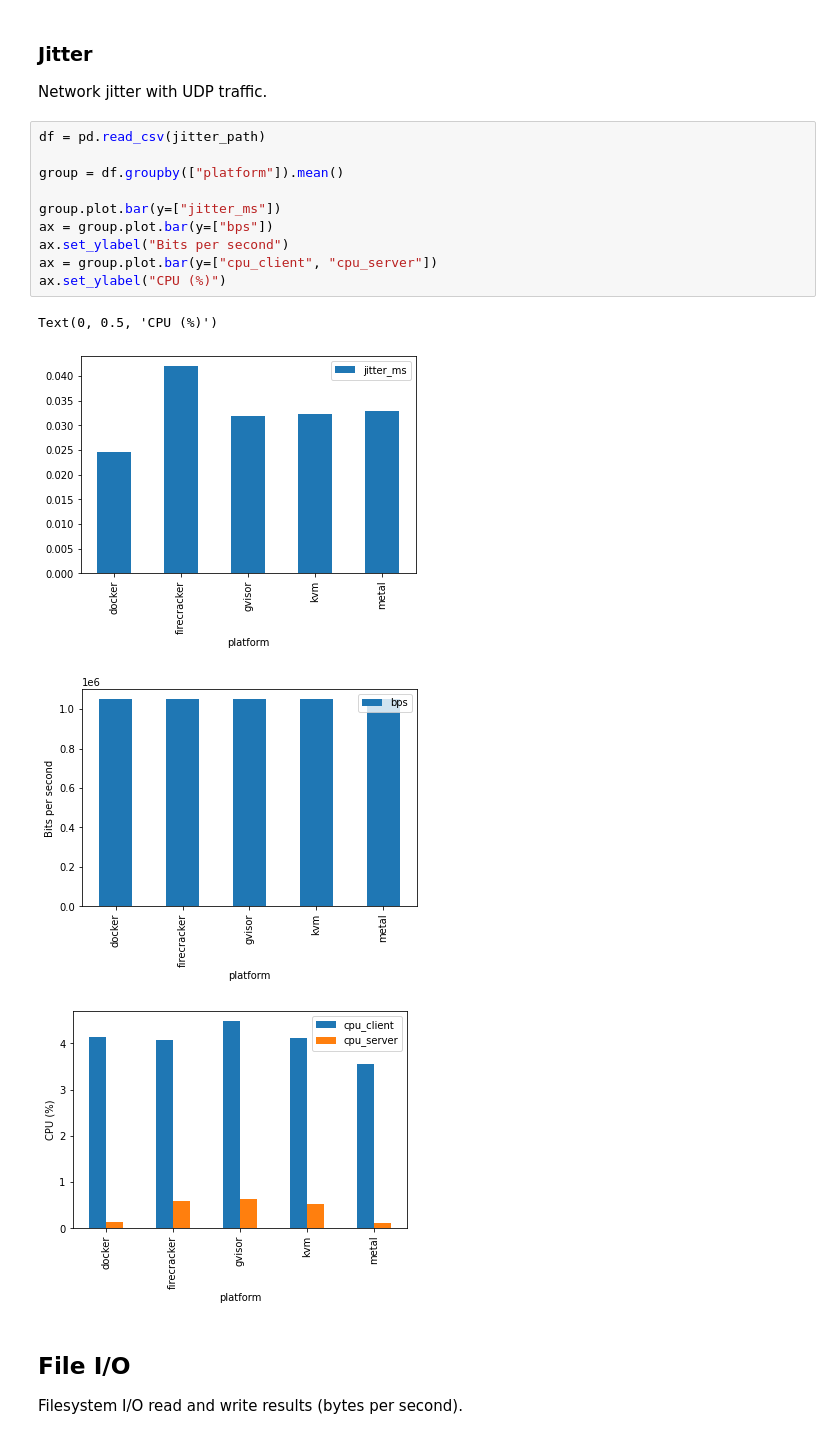
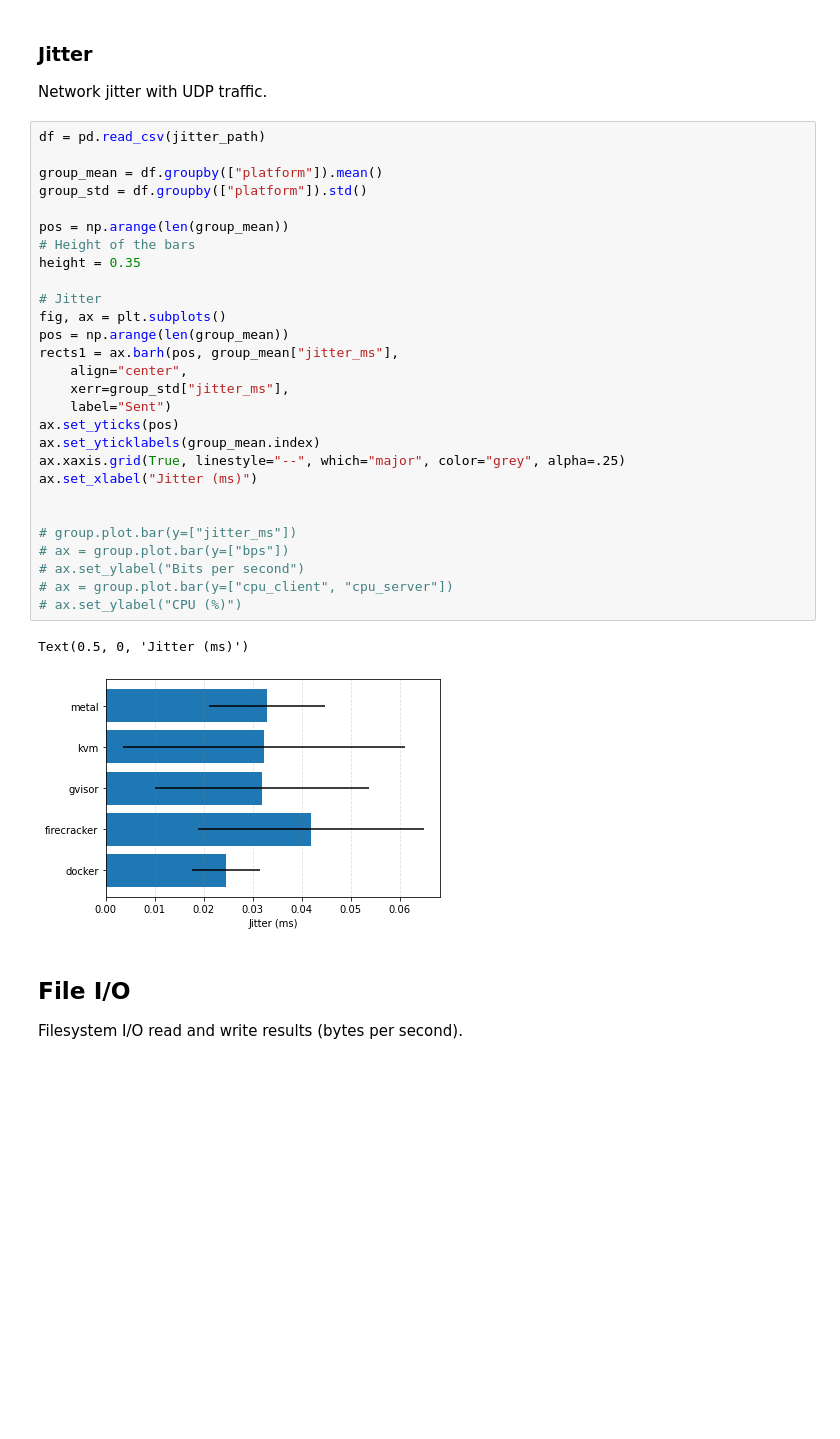
Before and after one commit to ppeerttu/virtualization-benchmarks, a Jupyter notebook: analysis/initial-visualization.ipynb, the cells around one changed output. Drawn from its saved outputs; the diff is of its cells as text; blank space fills up the shorter version.

Commit message:
Improving visualization

```diff
--- a/analysis/initial-visualization.ipynb
+++ b/analysis/initial-visualization.ipynb
@@ -60,18 +135,34 @@ Network jitter with UDP traffic.
 # %%
 df = pd.read_csv(jitter_path)
 
-group = df.groupby(["platform"]).mean()
+group_mean = df.groupby(["platform"]).mean()
+group_std = df.groupby(["platform"]).std()
 
-group.plot.bar(y=["jitter_ms"])
-ax = group.plot.bar(y=["bps"])
-ax.set_ylabel("Bits per second")
-ax = group.plot.bar(y=["cpu_client", "cpu_server"])
-ax.set_ylabel("CPU (%)")
+pos = np.arange(len(group_mean))
+# Height of the bars
+height = 0.35
+
+# Jitter
+fig, ax = plt.subplots()
+pos = np.arange(len(group_mean))
+rects1 = ax.barh(pos, group_mean["jitter_ms"],
+    align="center",
+    xerr=group_std["jitter_ms"],
+    label="Sent")
+ax.set_yticks(pos)
+ax.set_yticklabels(group_mean.index)
+ax.xaxis.grid(True, linestyle="--", which="major", color="grey", alpha=.25)
+ax.set_xlabel("Jitter (ms)")
+
+
+# group.plot.bar(y=["jitter_ms"])
+# ax = group.plot.bar(y=["bps"])
+# ax.set_ylabel("Bits per second")
+# ax = group.plot.bar(y=["cpu_client", "cpu_server"])
+# ax.set_ylabel("CPU (%)")
 # %% [output]
-Text(0, 0.5, 'CPU (%)')
+Text(0.5, 0, 'Jitter (ms)')
-[figure, old version]
+[figure, new version]
-[figure, removed]
-[figure, removed]
 # %% [markdown]
 ## File I/O
 
```
Also changed, not shown: parts of 5 cells of this notebook, 1 other file.
